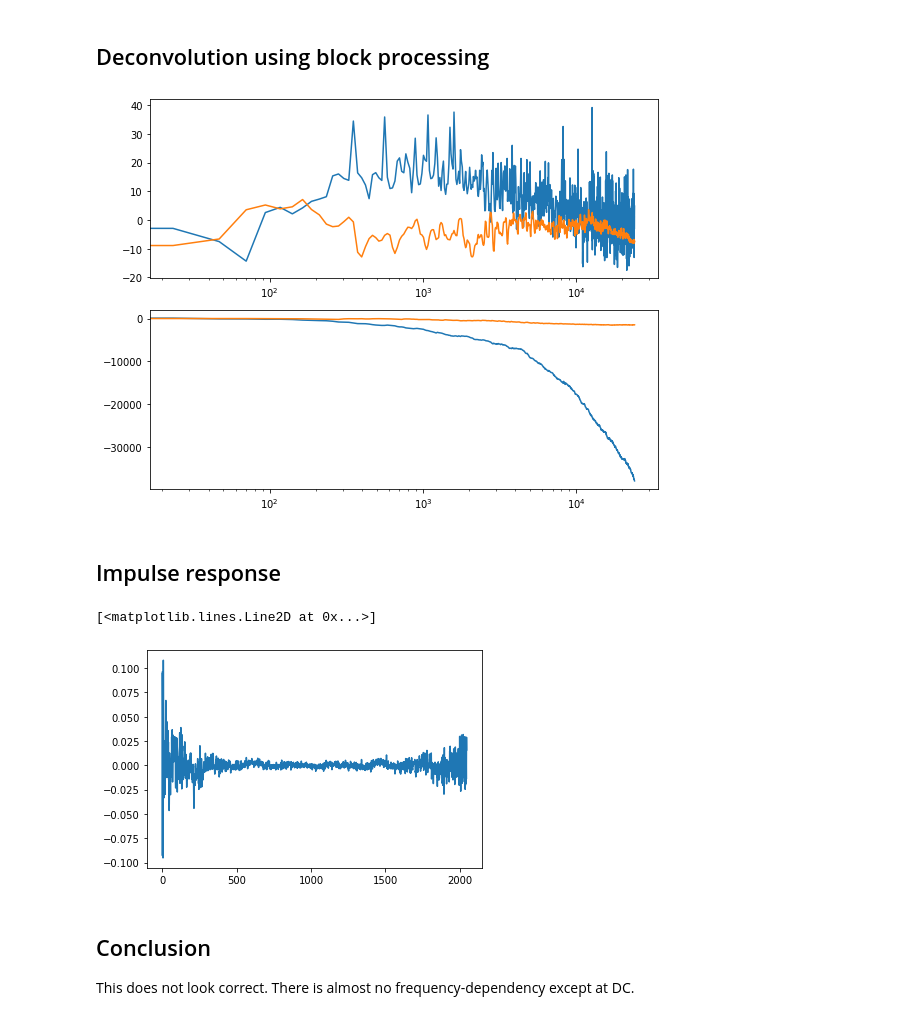
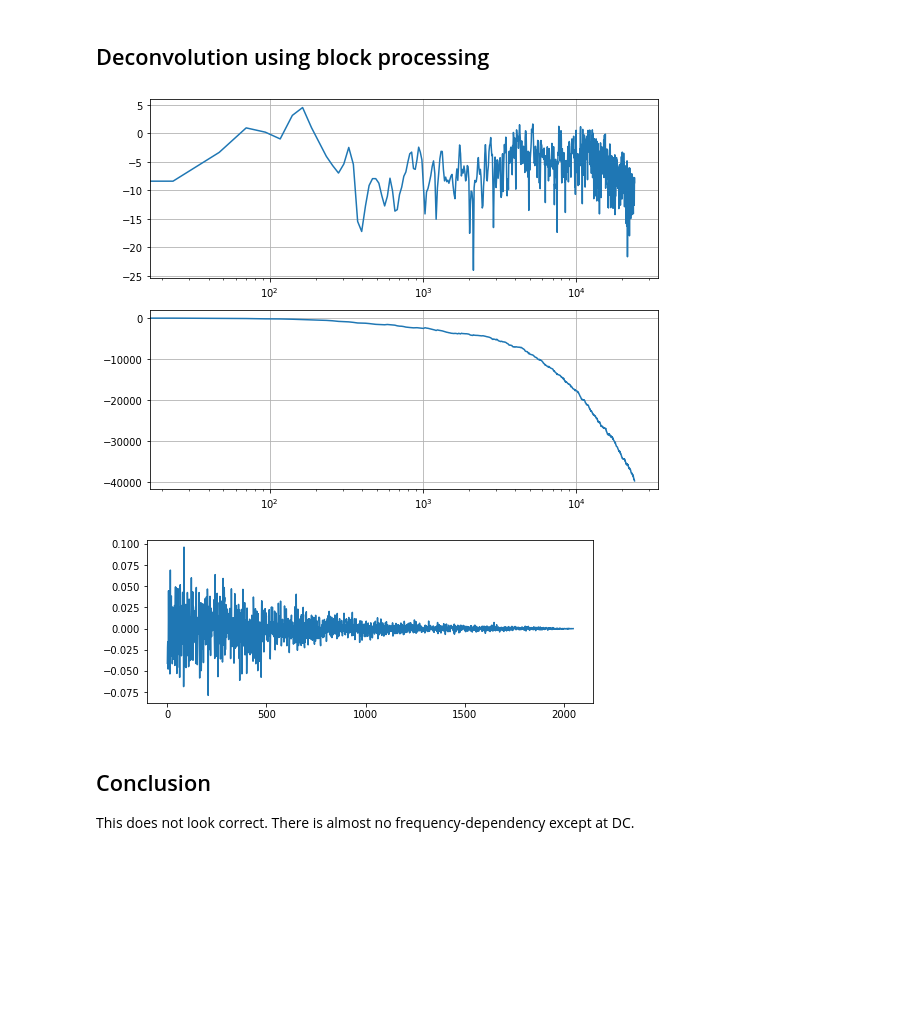
Before and after one commit to soerenbnoergaard/transfer_function_estimator, a Jupyter notebook: notebook/block_processing.ipynb, the cells around one changed output. Saved outputs shown, nothing was run; the diff lists cells and outputs as text; code cells hidden in the pictures; blank space fills up the shorter version.

```diff
--- a/notebook/block_processing.ipynb
+++ b/notebook/block_processing.ipynb
@@ -28,19 +52,6 @@ H_naive = Y/X
 # %% [markdown]
 ## Deconvolution using block processing
 # %%
-def freqresp(H, fig, ax1, ax2):
-    f = np.linspace(0, sample_rate_Hz, len(H))
-    end = len(f)//2
-    f_ = f[0:end]
-    ax1.semilogx(f_, 20*np.log10(np.abs(H[0:end])))
-    ax2.semilogx(f_, np.rad2deg(np.unwrap(np.angle(H[0:end]))))
-
-    for ax in (ax1, ax2):
-        ax.grid()
-    fig.tight_layout()
-
-    return fig, ax
-
 def estimate_frequency_response(x, y, size=None):
     if size is None:
         size = len(x)
@@ -68,22 +79,32 @@ H_blocks = np.array([
 ])
 # %%
 H_abs = np.median(np.abs(H_blocks), axis=0)
-H_ang = np.median(np.unwrap(np.angle(H_blocks)), axis=0)
+# H_ang = np.median(np.unwrap(np.angle(H_blocks)), axis=0)
+# f = np.linspace(0, sample_rate_Hz, len(H_abs))
+# H_ang = phase_at_distance(f=f, d=1.0)
+H_ang = np.angle(H_naive)
 H = H_abs * np.exp(1j*H_ang)
+
+h = np.real(np.fft.ifft(H))
+n = np.arange(len(h))
+fade1 = ((-n + 2048)*(n>1024) + 1024*(n <=1024)) / 1024
+fade2 = (-n + 2048)/2048
+h *= fade2
+
+H = np.fft.fft(h)
 # %%
+# Frequency response
 fig, (ax1, ax2) = plt.subplots(2, 1, figsize=(8, 6))
 
-freqresp(H_naive, fig, ax1, ax2)
+#freqresp(H_naive, fig, ax1, ax2)
 freqresp(H, fig, ax1, ax2)
+
+# Inpulse response
+fig, ax = plt.subplots(1, 1, figsize=(8, 3))
+ax.plot(h)
+
+# sf.write(f"_ir_{int(time.time())}.wav", h, samplerate=sample_rate_Hz)
 pass
 # %% [output]
-[figure, old version]
+[figure, new version]
+[figure, added]
-# %% [markdown]
-## Impulse response
-# %%
-h = np.real(np.fft.ifft(H))
-plt.plot(h)
-# sf.write(f"ir_{int(time.time())}.wav", h, samplerate=sample_rate_Hz)
-# %% [output]
-[<matplotlib.lines.Line2D at 0x...>]
-[figure, removed]
```
Also changed, not shown: parts of 5 cells of this notebook, 2 other files.
